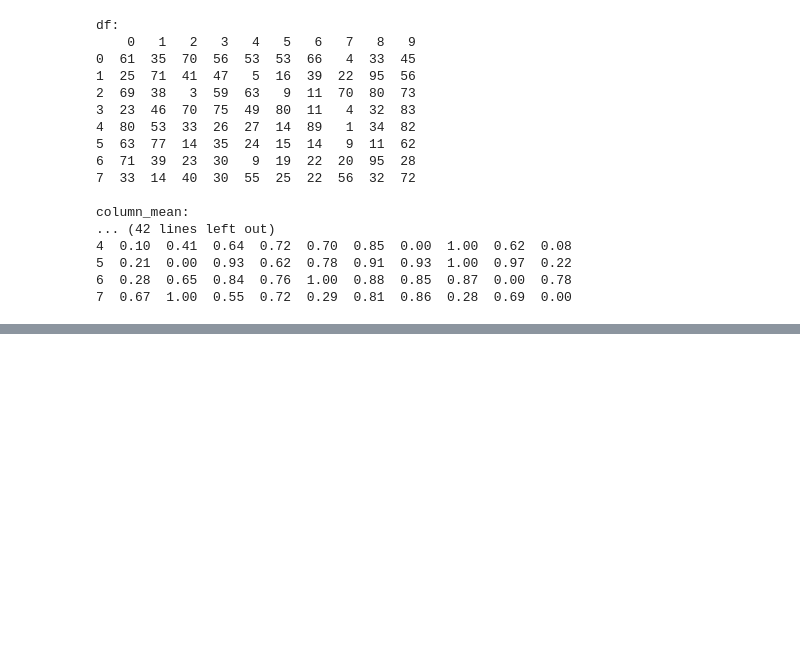
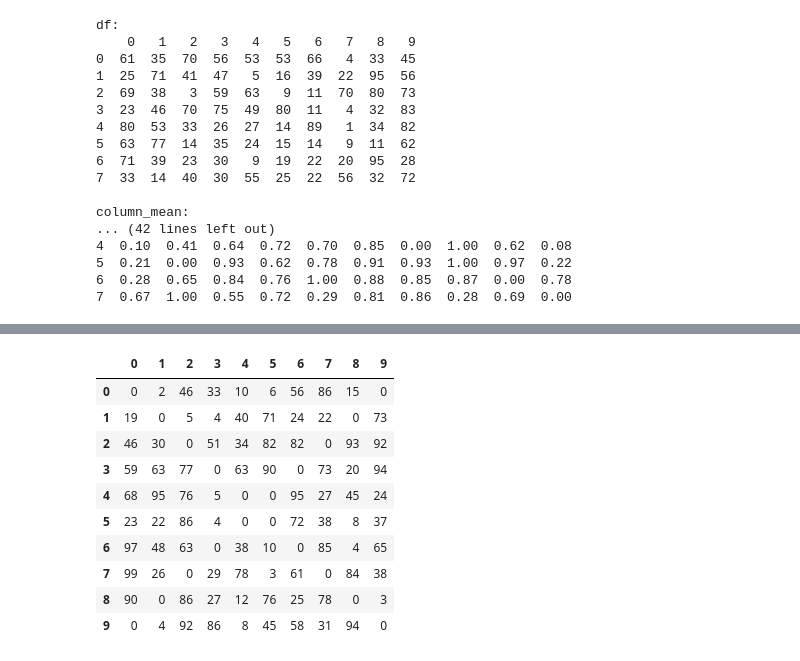
Before and after one commit to ian-james-johnson/numpy_pandas_visualization_exercises, a Jupyter notebook: 101_pandas_exercises.ipynb, the cells around one changed output, grey strips where cells are left out. Cells and saved outputs as stored; diff of their text form; code cells hidden in the pictures; blank space fills up the shorter version.

```diff
--- a/101_pandas_exercises.ipynb
+++ b/101_pandas_exercises.ipynb
@@ -1298,0 +1315,24 @@ column_mean:
+# %%
+#66
+# How to replace both the diagonals of dataframe with 0?
+# Replace both values in both diagonals of df with 0.
+
+df = pd.DataFrame(np.random.randint(1,100, 100).reshape(10, -1))
+
+for i in range(df.shape[0]):
+    df.iat[i, i] = 0
+    df.iat[df.shape[0] - i - 1, i] = 0
+
+df
+# %% [output]
+|  | 0 | 1 | 2 | 3 | 4 | 5 | 6 | 7 | 8 | 9 |
+| 0 | 0 | 2 | 46 | 33 | 10 | 6 | 56 | 86 | 15 | 0 |
+| 1 | 19 | 0 | 5 | 4 | 40 | 71 | 24 | 22 | 0 | 73 |
+| 2 | 46 | 30 | 0 | 51 | 34 | 82 | 82 | 0 | 93 | 92 |
+| 3 | 59 | 63 | 77 | 0 | 63 | 90 | 0 | 73 | 20 | 94 |
+| 4 | 68 | 95 | 76 | 5 | 0 | 0 | 95 | 27 | 45 | 24 |
+| 5 | 23 | 22 | 86 | 4 | 0 | 0 | 72 | 38 | 8 | 37 |
+| 6 | 97 | 48 | 63 | 0 | 38 | 10 | 0 | 85 | 4 | 65 |
+| 7 | 99 | 26 | 0 | 29 | 78 | 3 | 61 | 0 | 84 | 38 |
+| 8 | 90 | 0 | 86 | 27 | 12 | 76 | 25 | 78 | 0 | 3 |
+| 9 | 0 | 4 | 92 | 86 | 8 | 45 | 58 | 31 | 94 | 0 |
```
Also changed, not shown: parts of 2 cells of this notebook.
